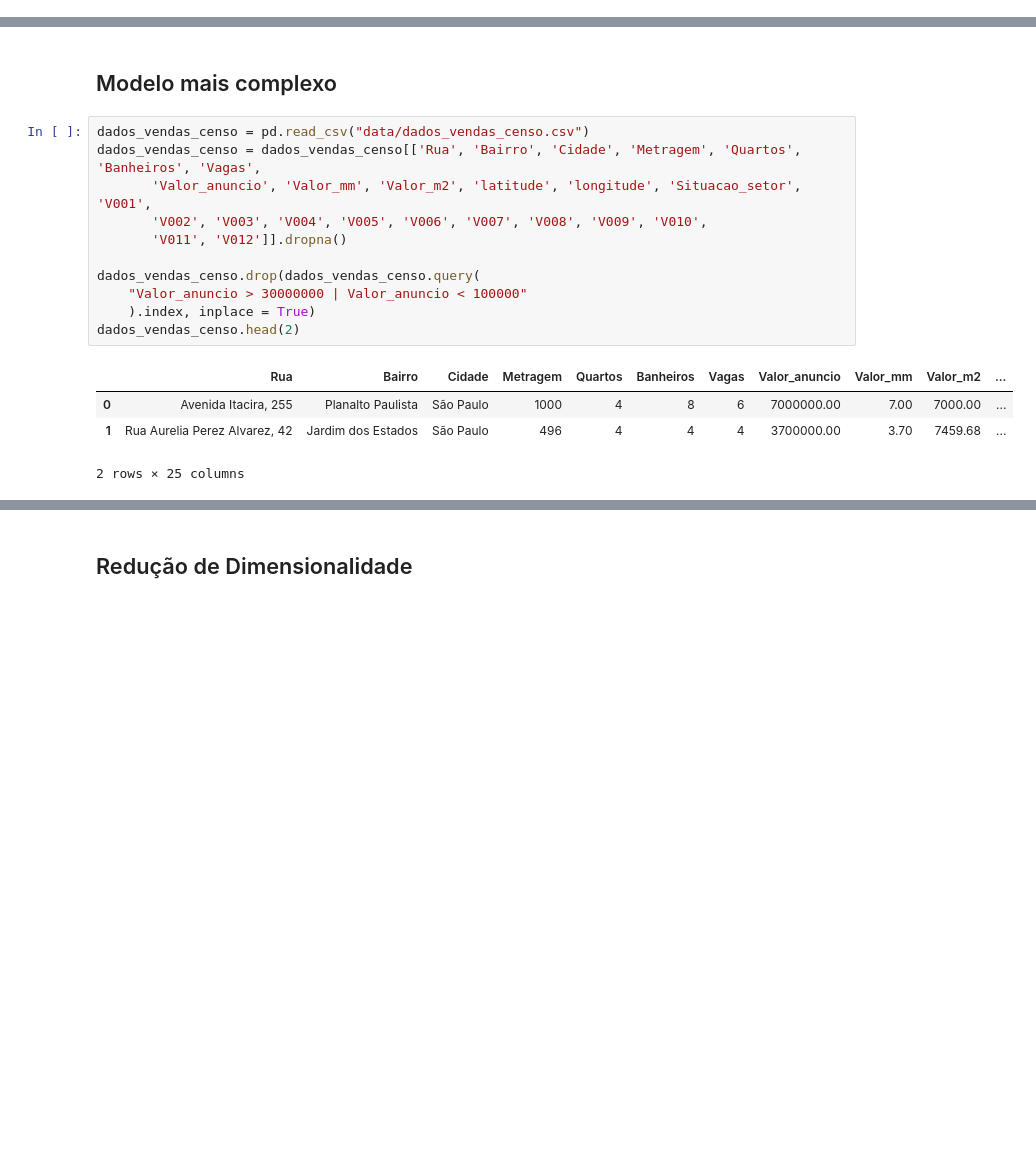
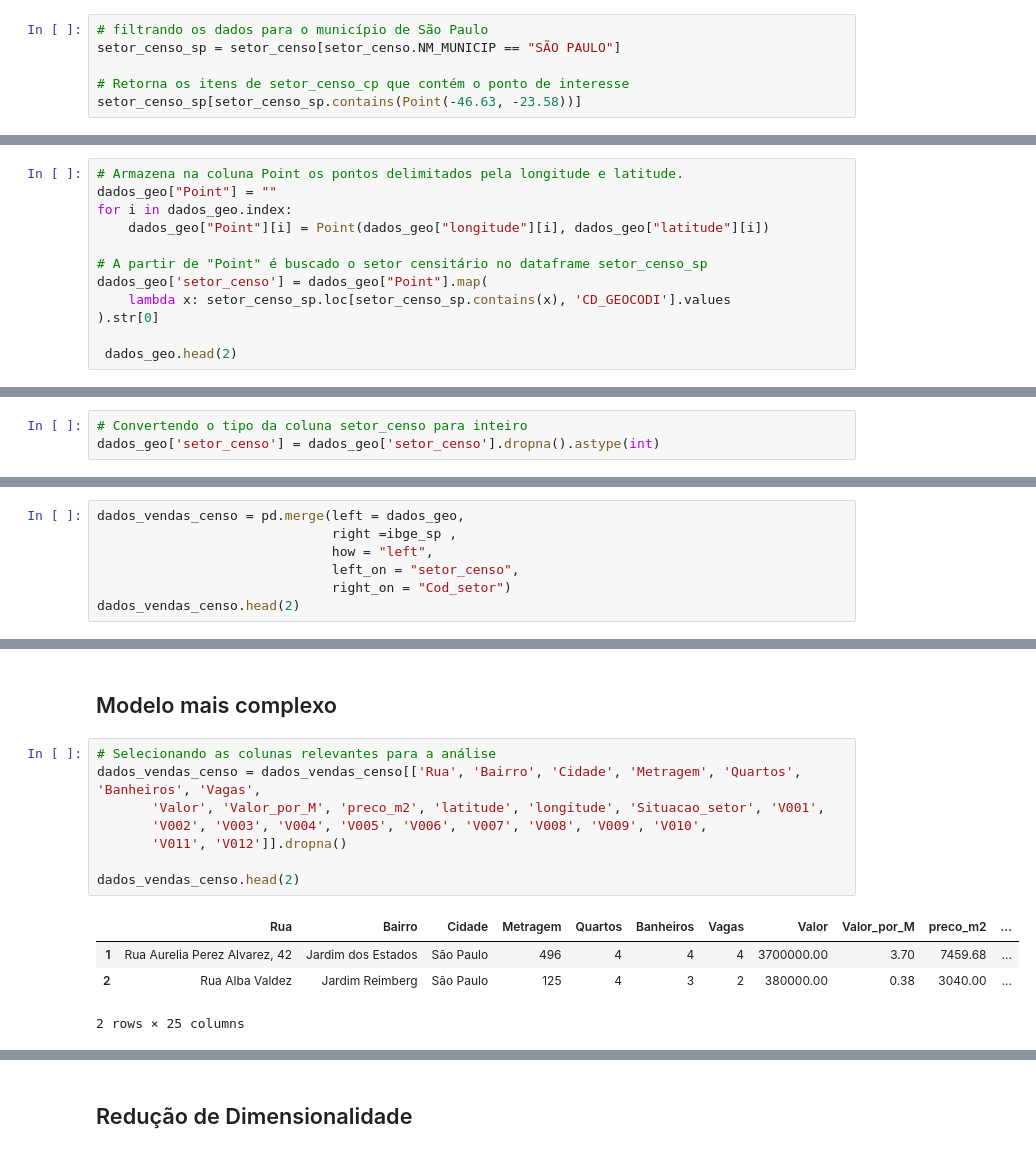
Before and after one commit to yorinori/imersao_dados4_Alura, a Jupyter notebook: Projeto_Final_LeandroYorinori_Imersao_dados_04.ipynb, the cells around one changed output, grey strips where cells are left out. Cells and saved outputs as stored; diff of their text form; blank space fills up the shorter version.

```diff
--- a/Projeto_Final_LeandroYorinori_Imersao_dados_04.ipynb
+++ b/Projeto_Final_LeandroYorinori_Imersao_dados_04.ipynb
@@ -582,0 +590,6 @@ dados_geo
+# %%
+# filtrando os dados para o município de São Paulo
+setor_censo_sp = setor_censo[setor_censo.NM_MUNICIP == "SÃO PAULO"]
+
+# Retorna os itens de setor_censo_cp que contém o ponto de interesse
+setor_censo_sp[setor_censo_sp.contains(Point(-46.63, -23.58))]
@@ -582,0 +606,12 @@ dados_geo
+# %%
+# Armazena na coluna Point os pontos delimitados pela longitude e latitude.
+dados_geo["Point"] = ""
+for i in dados_geo.index:
+    dados_geo["Point"][i] = Point(dados_geo["longitude"][i], dados_geo["latitude"][i])
+
+# A partir de "Point" é buscado o setor censitário no dataframe setor_censo_sp
+dados_geo['setor_censo'] = dados_geo["Point"].map(
+    lambda x: setor_censo_sp.loc[setor_censo_sp.contains(x), 'CD_GEOCODI'].values
+).str[0]
+
+ dados_geo.head(2)
@@ -582,0 +630,3 @@ dados_geo
+# %%
+# Convertendo o tipo da coluna setor_censo para inteiro
+dados_geo['setor_censo'] = dados_geo['setor_censo'].dropna().astype(int)
@@ -582,0 +637,7 @@ dados_geo
+# %%
+dados_vendas_censo = pd.merge(left = dados_geo,
+                              right =ibge_sp ,
+                              how = "left",
+                              left_on = "setor_censo",
+                              right_on = "Cod_setor")
+dados_vendas_censo.head(2)
@@ -636,20 +702,17 @@ resultados = metricas(y_test, y_previsto, 'Baseline')
 # %% [markdown]
 ## Modelo mais complexo
 # %%
-dados_vendas_censo = pd.read_csv("data/dados_vendas_censo.csv")
+# Selecionando as colunas relevantes para a análise
 dados_vendas_censo = dados_vendas_censo[['Rua', 'Bairro', 'Cidade', 'Metragem', 'Quartos', 'Banheiros', 'Vagas',
-       'Valor_anuncio', 'Valor_mm', 'Valor_m2', 'latitude', 'longitude', 'Situacao_setor', 'V001',
+       'Valor', 'Valor_por_M', 'preco_m2', 'latitude', 'longitude', 'Situacao_setor', 'V001',
        'V002', 'V003', 'V004', 'V005', 'V006', 'V007', 'V008', 'V009', 'V010',
        'V011', 'V012']].dropna()
 
-dados_vendas_censo.drop(dados_vendas_censo.query(
-    "Valor_anuncio > 30000000 | Valor_anuncio < 100000"
-    ).index, inplace = True)
 dados_vendas_censo.head(2)
 # %% [output]
-|  | Rua | Bairro | Cidade | Metragem | Quartos | Banheiros | Vagas | Valor_anuncio | Valor_mm | Valor_m2 | ... |
-| 0 | Avenida Itacira, 255 | Planalto Paulista | São Paulo | 1000 | 4 | 8 | 6 | 7000000.00 | 7.00 | 7000.00 | ... |
+|  | Rua | Bairro | Cidade | Metragem | Quartos | Banheiros | Vagas | Valor | Valor_por_M | preco_m2 | ... |
 | 1 | Rua Aurelia Perez Alvarez, 42 | Jardim dos Estados | São Paulo | 496 | 4 | 4 | 4 | 3700000.00 | 3.70 | 7459.68 | ... |
+| 2 | Rua Alba Valdez | Jardim Reimberg | São Paulo | 125 | 4 | 3 | 2 | 380000.00 | 0.38 | 3040.00 | ... |
 2 rows × 25 columns
 # %%
 plt.figure(figsize=(18, 8))
```
Also changed, not shown: parts of 14 cells of this notebook.
